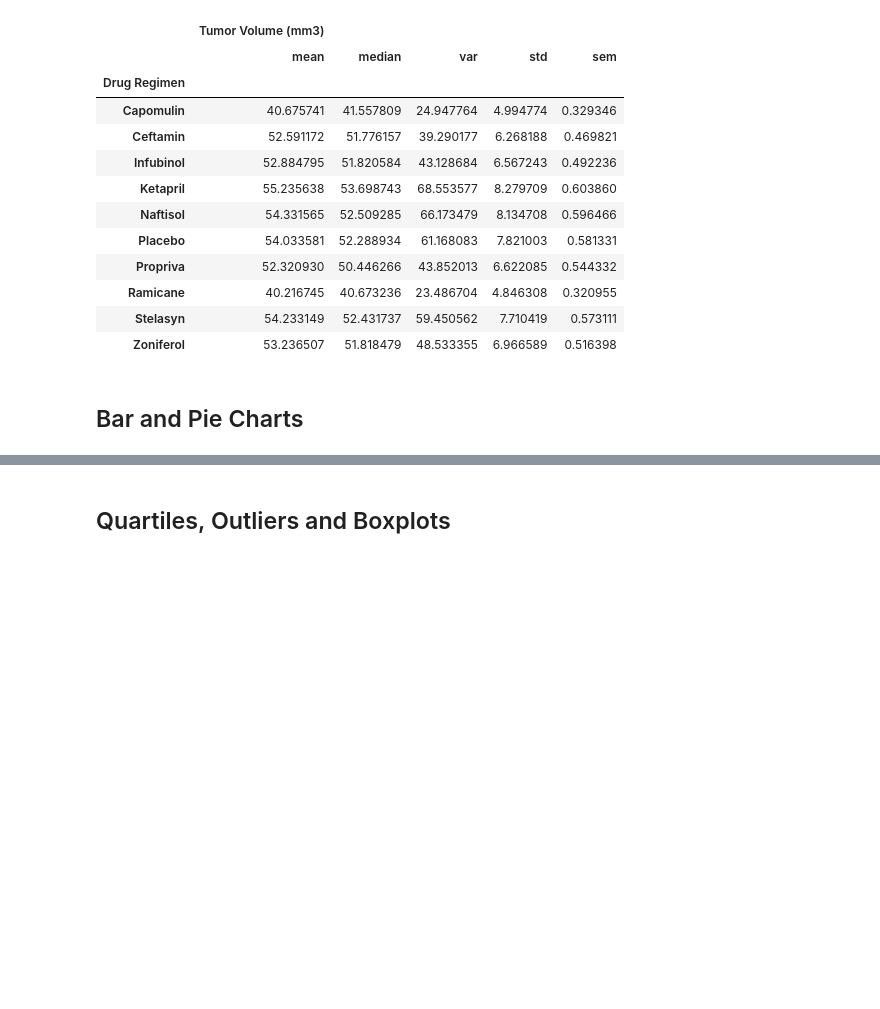
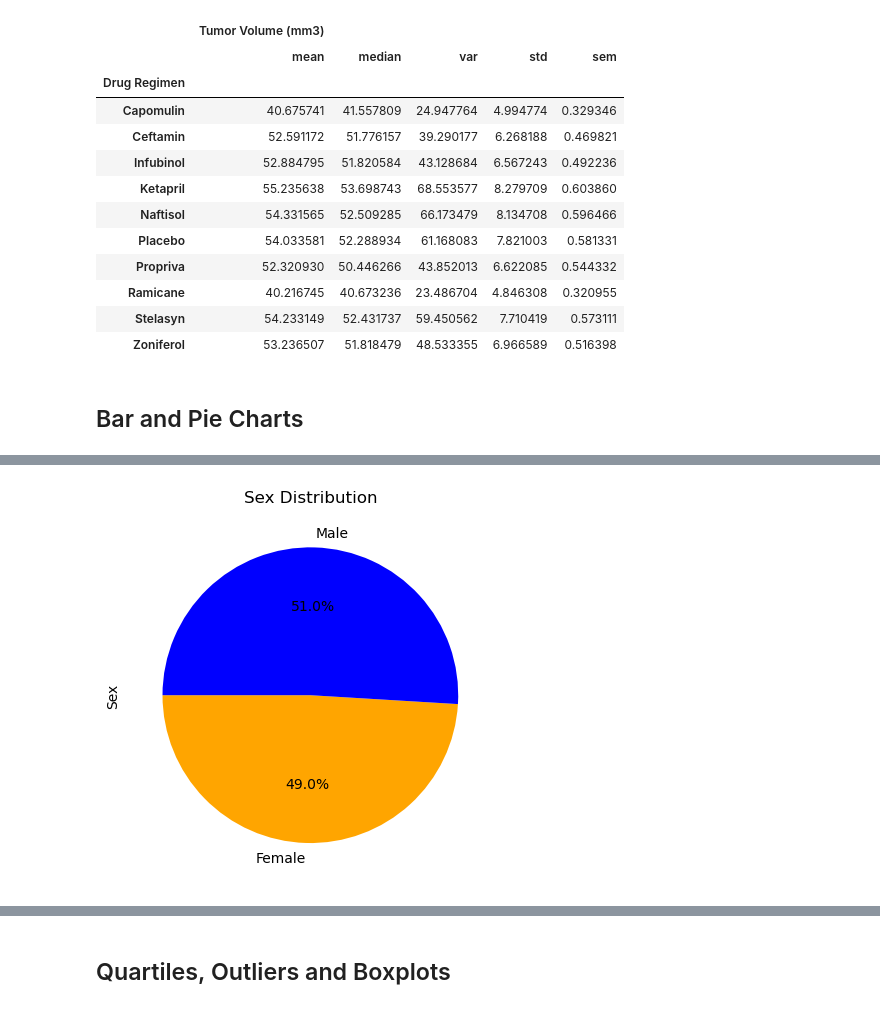
Before and after one commit to moonsunkey/Pharmas_project, a Jupyter notebook: pymaceuticals.ipynb, the cells around one changed output, grey strips where cells are left out. Cells and saved outputs as stored; diff of their text form; code cells hidden in the pictures; blank space fills up the shorter version.

```diff
--- a/pymaceuticals.ipynb
+++ b/pymaceuticals.ipynb
@@ -150,0 +160,20 @@ clean.groupby('Drug Regimen')[['Tumor Volume (mm3)']].agg(['mean','median','var'
+# %%
+# Calculate the number of females and males
+Female_count = clean[clean['Sex'] == 'Female'].shape[0]
+Male_count = clean[clean['Sex'] == 'Male'].shape[0]
+
+# Calculate Female and Male percentages
+Female_Percentage = (Female_count / (Female_count + Male_count)) * 100
+Male_Percentage = 100 - Female_Percentage
+
+# Create a Pandas Series with the data for the pie chart
+data = pd.Series([Female_Percentage, Male_Percentage], index=['Female', 'Male'])
+
+# Create a pie plot using Pandas
+data.plot.pie(figsize=(4.8, 4.8), autopct='%1.1f%%', startangle=180, colors=['orange', 'blue'])
+
+plt.title('Sex Distribution')
+plt.ylabel('Sex')
+plt.show()
+# %% [output]
+[figure, added]
```
Also changed, not shown: parts of 9 cells of this notebook.
